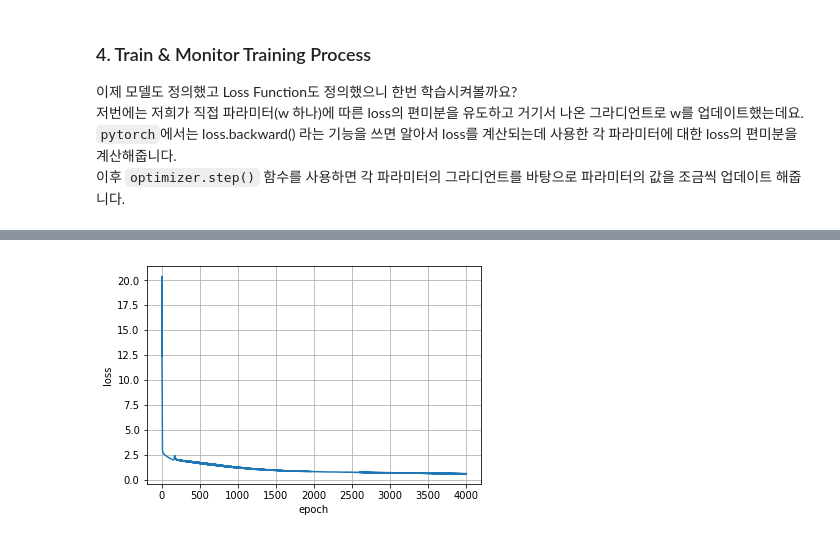
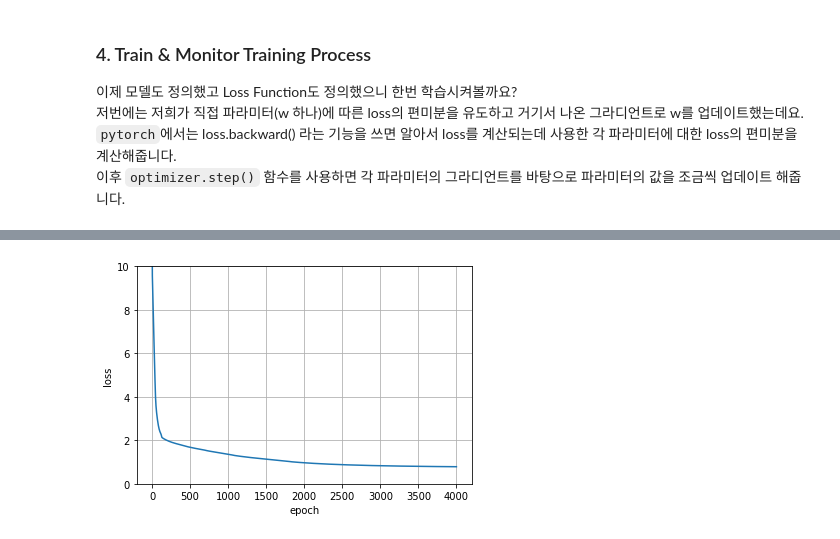
Before and after one commit to heartcored98/Standalone-DeepLearning, a Jupyter notebook: Lec2/Lab2_pytorch_regression_demo.ipynb, the cells around one changed output, grey strips where cells are left out. Saved outputs shown, nothing was run; the diff lists cells and outputs as text; code cells hidden in the pictures.

```diff
--- a/Lec2/Lab2_pytorch_regression_demo.ipynb
+++ b/Lec2/Lab2_pytorch_regression_demo.ipynb
@@ -205,9 +205,9 @@ for i in range(epoch):
 # %%
 plt.plot(list_epoch, list_loss)
 plt.xlabel('epoch')
 plt.ylabel('loss')
-# plt.ylim(0, 100)
+plt.ylim(0, 10)
 plt.grid()
 plt.show()
 # %% [output]
-[figure, old version]
+[figure, new version]
```
Also changed, not shown: parts of 3 cells of this notebook.
